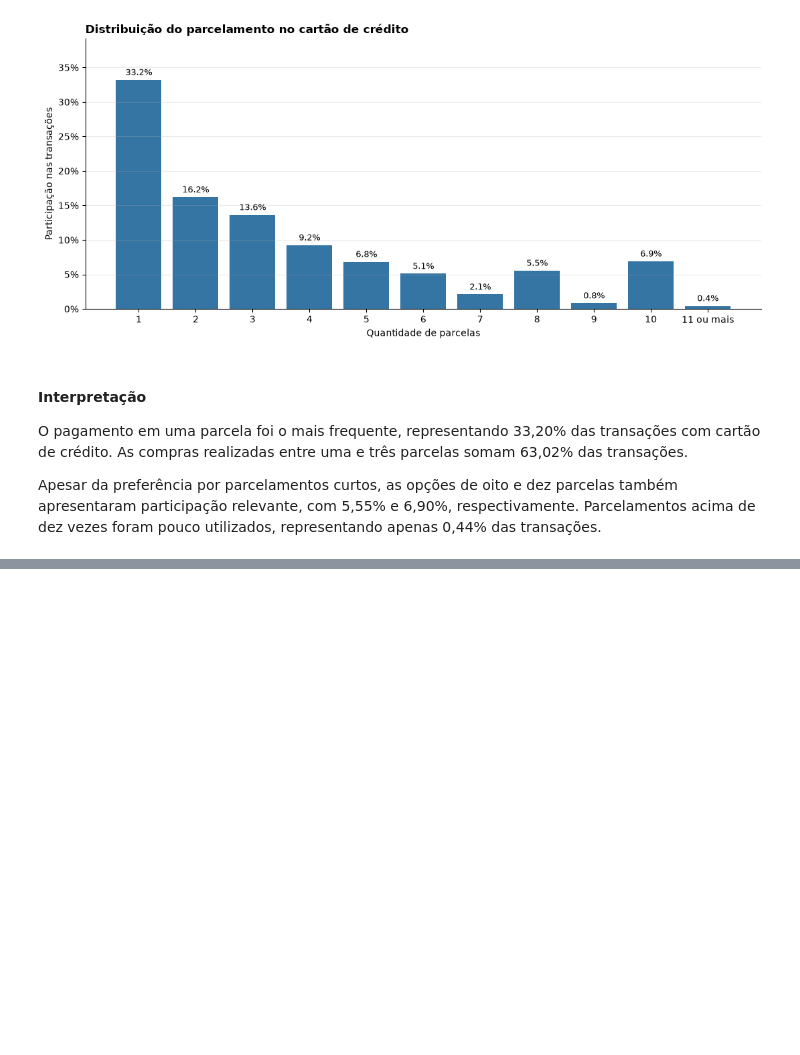
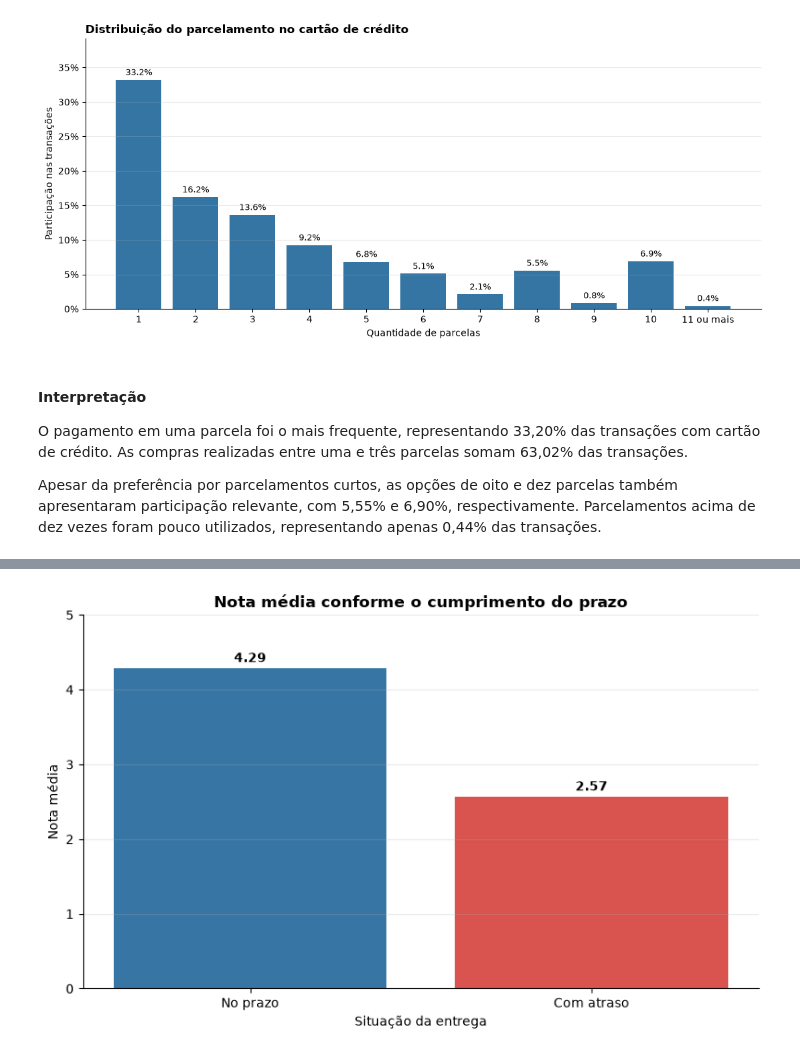
Before and after one commit to AliceGuerreiro/analise-vendas-ecommerce, a Jupyter notebook: notebooks/01_exploracao_inicial.ipynb, the cells around one changed output, grey strips where cells are left out. Drawn from its saved outputs; the diff is of its cells as text; code cells hidden in the pictures; blank space fills up the shorter version.

```diff
--- a/notebooks/01_exploracao_inicial.ipynb
+++ b/notebooks/01_exploracao_inicial.ipynb
@@ -1200,0 +1337,41 @@ Apesar da preferência por parcelamentos curtos, as opções de oito e dez parce
+# %%
+dados_grafico = (
+    resumo_avaliacao_prazo
+    .set_index("situacao_entrega")
+    .loc[["No prazo", "Com atraso"]]
+    .reset_index()
+)
+
+fig, ax = plt.subplots(figsize=(8, 5))
+
+barras = ax.bar(
+    dados_grafico["situacao_entrega"],
+    dados_grafico["nota_media"],
+    color=["#3776A4", "#D9534F"]
+)
+
+ax.set_title(
+    "Nota média conforme o cumprimento do prazo",
+    fontweight="bold"
+)
+ax.set_xlabel("Situação da entrega")
+ax.set_ylabel("Nota média")
+ax.set_ylim(0, 5)
+ax.grid(axis="y", alpha=0.25)
+
+for barra, valor in zip(barras, dados_grafico["nota_media"]):
+    ax.text(
+        barra.get_x() + barra.get_width() / 2,
+        valor + 0.08,
+        f"{valor:.2f}",
+        ha="center",
+        fontweight="bold"
+    )
+
+for lado in ["top", "right"]:
+    ax.spines[lado].set_visible(False)
+
+plt.tight_layout()
+plt.show()
+# %% [output]
+[figure, added]
```
Also changed, not shown: parts of 9 cells of this notebook.
